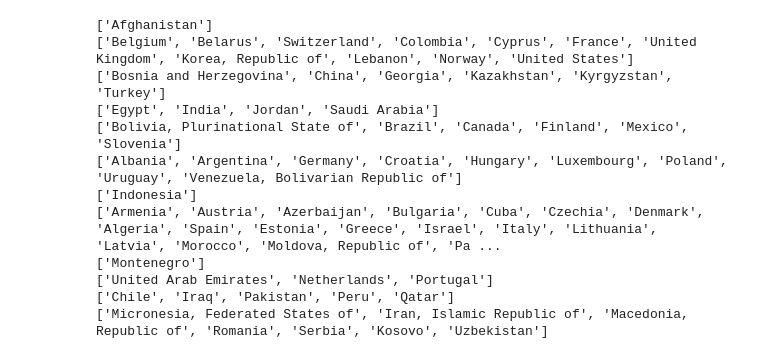
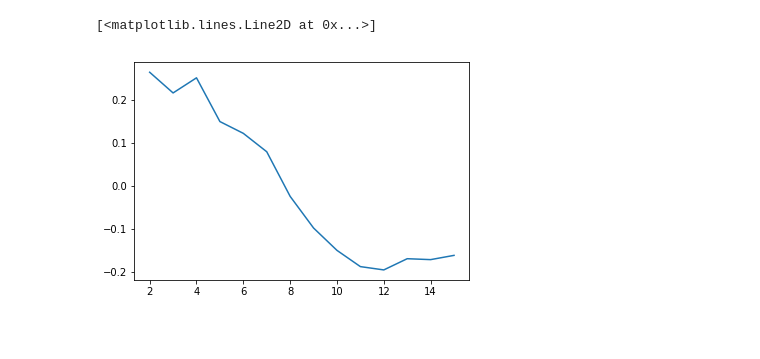
Before and after one commit to gregunz/AppliedDataAnalysis2017, a Jupyter notebook: project/src/test_clustering.ipynb, the cells around one changed output. Drawn from its saved outputs; the diff is of its cells as text; code cells hidden in the pictures; blank space fills up the shorter version.

Commit message:
add work of today on the clustering

```diff
--- a/project/src/test_clustering.ipynb
+++ b/project/src/test_clustering.ipynb
@@ -74,2 +75,0 @@ from sklearn import cluster
-# %%
-clusters = cluster.AffinityPropagation()
@@ -77,6 +79,7 @@ clusters = cluster.AffinityPropagation()
 X = []
 label = []
 for name, elem in zip(dico.keys(), dico.values()):
-    if len(elem) > 14:
+    if len(elem) == poly*most_significant:
         X.append(elem)
         label.append(name)
+X = np.array(X)
@@ -134,16 +86,17 @@ def cca3_to_country(code):
-# %%
-for i in range(12):
-    print([cca3_to_country(code) for code in np.array(label)[labels == i]])
-# %% [output]
-['Afghanistan']
-['Belgium', 'Belarus', 'Switzerland', 'Colombia', 'Cyprus', 'France', 'United Kingdom', 'Korea, Republic of', 'Lebanon', 'Norway', 'United States']
-['Bosnia and Herzegovina', 'China', 'Georgia', 'Kazakhstan', 'Kyrgyzstan', 'Turkey']
-['Egypt', 'India', 'Jordan', 'Saudi Arabia']
-['Bolivia, Plurinational State of', 'Brazil', 'Canada', 'Finland', 'Mexico', 'Slovenia']
-['Albania', 'Argentina', 'Germany', 'Croatia', 'Hungary', 'Luxembourg', 'Poland', 'Uruguay', 'Venezuela, Bolivarian Republic of']
-['Indonesia']
-['Armenia', 'Austria', 'Azerbaijan', 'Bulgaria', 'Cuba', 'Czechia', 'Denmark', 'Algeria', 'Spain', 'Estonia', 'Greece', 'Israel', 'Italy', 'Lithuania', 'Latvia', 'Morocco', 'Moldova, Republic of', 'Pa ...
-['Montenegro']
-['United Arab Emirates', 'Netherlands', 'Portugal']
-['Chile', 'Iraq', 'Pakistan', 'Peru', 'Qatar']
-['Micronesia, Federated States of', 'Iran, Islamic Republic of', 'Macedonia, Republic of', 'Romania', 'Serbia', 'Kosovo', 'Uzbekistan']
+# %%
+def get_silhouette(i):
+    clusters = cluster.SpectralClustering(n_clusters=i)
+    clusters.fit(X)
+    labels = clusters.labels_
+    return metrics.silhouette_score(X, labels, metric='euclidean')
+
+def get_calinski(i):
+    clusters = cluster.SpectralClustering(n_clusters=i)
+    clusters.fit(X)
+    labels = clusters.labels_
+    return metrics.calinski_harabaz_score(X, labels)
+# %%
+plt.plot(list(np.arange(14)+2), np.mean(np.array([[get_silhouette(i+2) for i in range(14)] for _ in range(10)]), axis=0))
+# %% [output]
+[<matplotlib.lines.Line2D at 0x...>]
+[figure, added]
```
Also changed, not shown: parts of 16 cells of this notebook.
